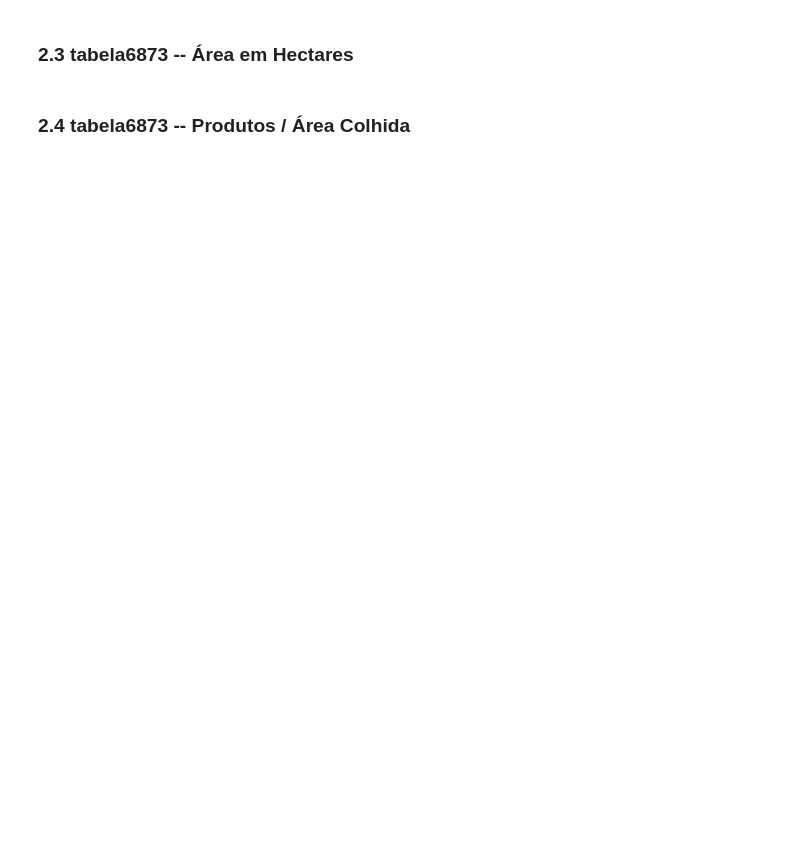
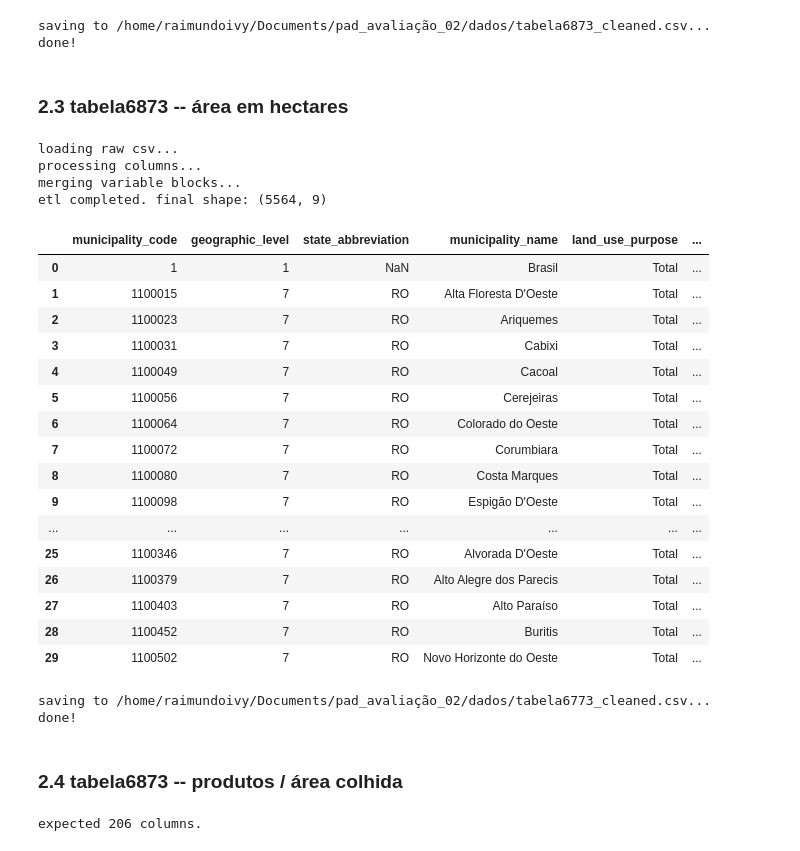
Before and after one commit to Raimundoivy/pad_avaliacao_02, a Jupyter notebook: notebooks/pad_avaliacao_02.ipynb, the cells around one changed output. Cells and saved outputs as stored; diff of their text form; code cells hidden in the pictures; blank space fills up the shorter version.

```diff
--- a/notebooks/pad_avaliacao_02.ipynb
+++ b/notebooks/pad_avaliacao_02.ipynb
@@ -141,11 +150,14 @@ display(df_6873_final.head())
 # %%
-# Salvar na pasta de saída
-output_csv = '/home/raimundoivy/Documents/pad_avaliação_02/dados/tabela6873_cleaned.csv'
-print(f"\nSaving to {output_csv}...")
-df_6873_final.to_csv(output_csv, index=False, encoding='utf-8')
-print("Done!")
+# salvar na pasta de saída
+output_csv_file_path = '/home/raimundoivy/Documents/pad_avaliação_02/dados/tabela6873_cleaned.csv'
+print(f"\nsaving to {output_csv_file_path}...")
+final_tractors_dataframe.to_csv(output_csv_file_path, index=False, encoding='utf-8')
+print("done!")
+# %% [output]
+saving to /home/raimundoivy/Documents/pad_avaliação_02/dados/tabela6873_cleaned.csv...
+done!
 # %% [markdown]
-### 2.3 tabela6873 -- Área em Hectares
+### 2.3 tabela6873 -- área em hectares
 # %%
-file_path = '/home/raimundoivy/Documents/pad_avaliação_02/dados/tabela6773.csv'
+input_file_path = '/home/raimundoivy/Documents/pad_avaliação_02/dados/tabela6773.csv'
 # %%
@@ -211,13 +223,38 @@ def etl_tabela6773(caminho_arquivo):
 # %%
-df_6773_final = etl_tabela6773(file_path)
-print(f"ETL completed. Final shape: {df_6773_final.shape}")
-display(df_6773_final.head(30))
+final_establishments_dataframe = extract_transform_load_table_establishments(input_file_path)
+print(f"etl completed. final shape: {final_establishments_dataframe.shape}")
+display(final_establishments_dataframe.head(30))
+# %% [output]
+loading raw csv...
+processing columns...
+merging variable blocks...
+etl completed. final shape: (5564, 9)
+|  | municipality_code | geographic_level | state_abbreviation | municipality_name | land_use_purpose | ... |
+| 0 | 1 | 1 | NaN | Brasil | Total | ... |
+| 1 | 1100015 | 7 | RO | Alta Floresta D'Oeste | Total | ... |
+| 2 | 1100023 | 7 | RO | Ariquemes | Total | ... |
+| 3 | 1100031 | 7 | RO | Cabixi | Total | ... |
+| 4 | 1100049 | 7 | RO | Cacoal | Total | ... |
+| 5 | 1100056 | 7 | RO | Cerejeiras | Total | ... |
+| 6 | 1100064 | 7 | RO | Colorado do Oeste | Total | ... |
+| 7 | 1100072 | 7 | RO | Corumbiara | Total | ... |
+| 8 | 1100080 | 7 | RO | Costa Marques | Total | ... |
+| 9 | 1100098 | 7 | RO | Espigão D'Oeste | Total | ... |
+| ... | ... | ... | ... | ... | ... | ... |
+| 25 | 1100346 | 7 | RO | Alvorada D'Oeste | Total | ... |
+| 26 | 1100379 | 7 | RO | Alto Alegre dos Parecis | Total | ... |
+| 27 | 1100403 | 7 | RO | Alto Paraíso | Total | ... |
+| 28 | 1100452 | 7 | RO | Buritis | Total | ... |
+| 29 | 1100502 | 7 | RO | Novo Horizonte do Oeste | Total | ... |
 # %%
-# Formatos de saída
-output_csv = '/home/raimundoivy/Documents/pad_avaliação_02/dados/tabela6773_cleaned.csv'
-print(f"\nSaving to {output_csv}...")
-df_6773_final.to_csv(output_csv, index=False, encoding='utf-8')
-print("Done!")
+# formatos de saída
+output_csv_file_path = '/home/raimundoivy/Documents/pad_avaliação_02/dados/tabela6773_cleaned.csv'
+print(f"\nsaving to {output_csv_file_path}...")
+final_establishments_dataframe.to_csv(output_csv_file_path, index=False, encoding='utf-8')
+print("done!")
+# %% [output]
+saving to /home/raimundoivy/Documents/pad_avaliação_02/dados/tabela6773_cleaned.csv...
+done!
 # %% [markdown]
-### 2.4 tabela6873 -- Produtos / Área Colhida
+### 2.4 tabela6873 -- produtos / área colhida
 # %%
@@ -225,5 +262,5 @@ file_path = '/home/raimundoivy/Documents/pad_avaliação_02/dados/tabela1612.csv
 # %%
-# Gerar os nomes corretos das colunas
+# gerar os nomes corretos das colunas
 years = range(1974, 2025)
 products = [
     'Algodão herbáceo (em caroço)',
@@ -231,9 +268,11 @@ products = [
     'Milho (em grão)',
     'Soja (em grão)'
 ]
-columns = ['cod_ibge', 'localidade']
-for year in years:
-    for prod in products:
-        columns.append(f"{year}_{prod}")
-print(f"Expected {len(columns)} columns.")
+columns = ['municipality_code', 'location_name']
+for year_index in years:
+    for product_index in products:
+        columns.append(f"{year_index}_{product_index}")
+print(f"expected {len(columns)} columns.")
+# %% [output]
+expected 206 columns.
 # %%
```
Also changed, not shown: parts of 45 cells of this notebook, 15 other files.
